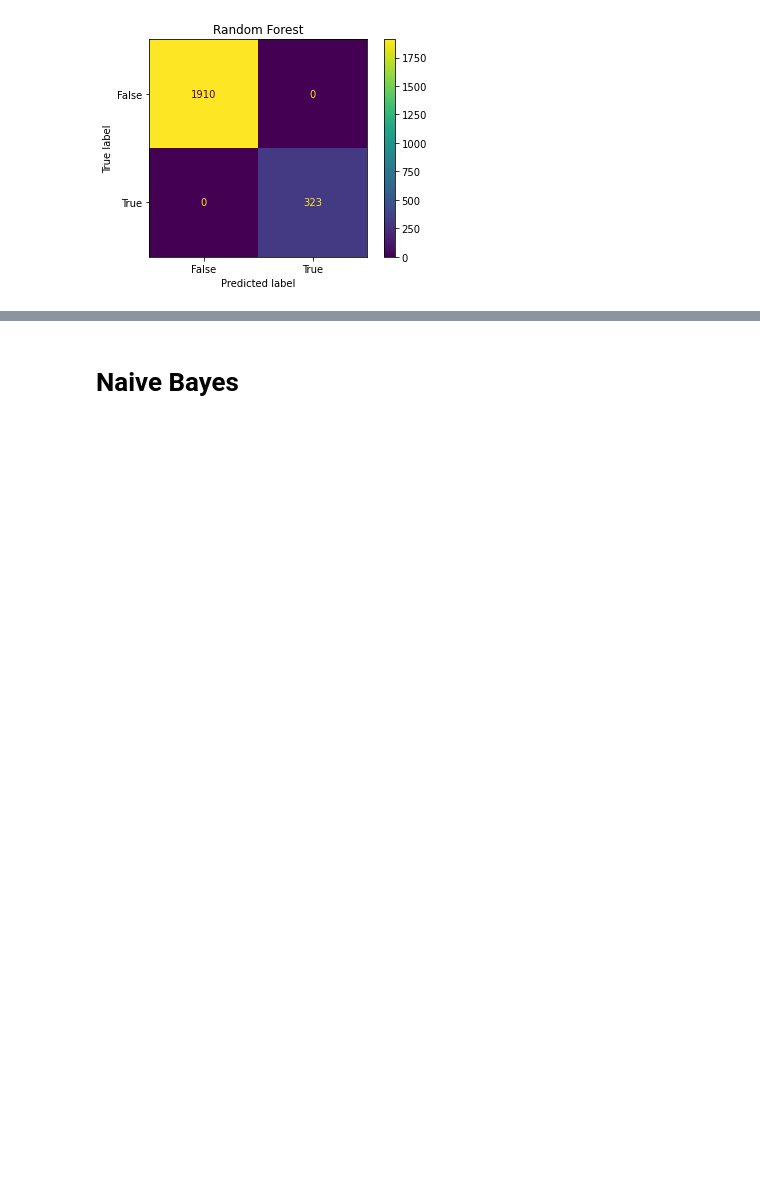
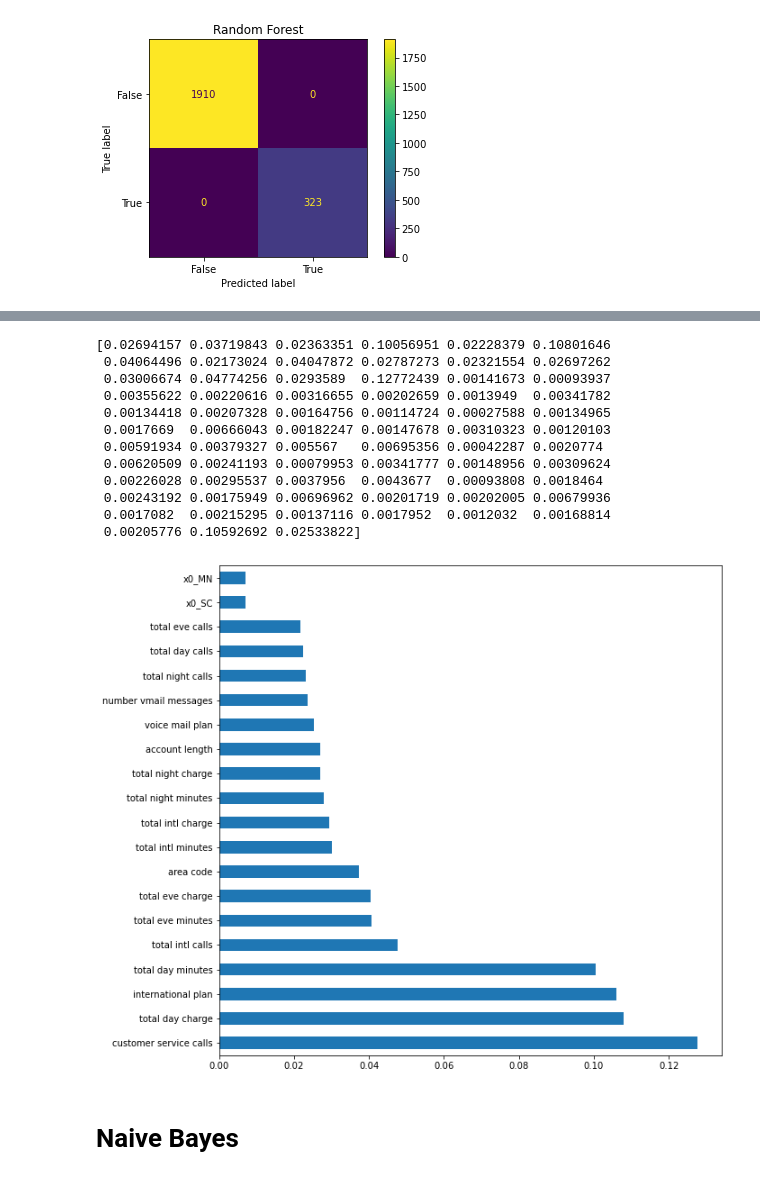
Before and after one commit to ThomasHChapman/P3-Classifer, a Jupyter notebook: WorkingNbs/WorkingNB.ipynb, the cells around one changed output, grey strips where cells are left out. Cells and saved outputs as stored; diff of their text form; code cells hidden in the pictures; blank space fills up the shorter version.

```diff
--- a/WorkingNbs/WorkingNB.ipynb
+++ b/WorkingNbs/WorkingNB.ipynb
@@ -638,3 +558,19 @@ Median f1 score:  {0.782687651331719} .
+# %%
+rf_importances = get_feature_importance(rf_pipeline, 'rf', X_train, y_train)
+# %% [output]
+[0.02694157 0.03719843 0.02363351 0.10056951 0.02228379 0.10801646
+ 0.04064496 0.02173024 0.04047872 0.02787273 0.02321554 0.02697262
+ 0.03006674 0.04774256 0.0293589  0.12772439 0.00141673 0.00093937
+ 0.00355622 0.00220616 0.00316655 0.00202659 0.0013949  0.00341782
+ 0.00134418 0.00207328 0.00164756 0.00114724 0.00027588 0.00134965
+ 0.0017669  0.00666043 0.00182247 0.00147678 0.00310323 0.00120103
+ 0.00591934 0.00379327 0.005567   0.00695356 0.00042287 0.0020774
+ 0.00620509 0.00241193 0.00079953 0.00341777 0.00148956 0.00309624
+ 0.00226028 0.00295537 0.0037956  0.0043677  0.00093808 0.0018464
+ 0.00243192 0.00175949 0.00696962 0.00201719 0.00202005 0.00679936
+ 0.0017082  0.00215295 0.00137116 0.0017952  0.0012032  0.00168814
+ 0.00205776 0.10592692 0.02533822]
+[figure, added]
 # %% [markdown]
 # Naive Bayes
 # %%
```
Also changed, not shown: parts of 36 cells of this notebook.
